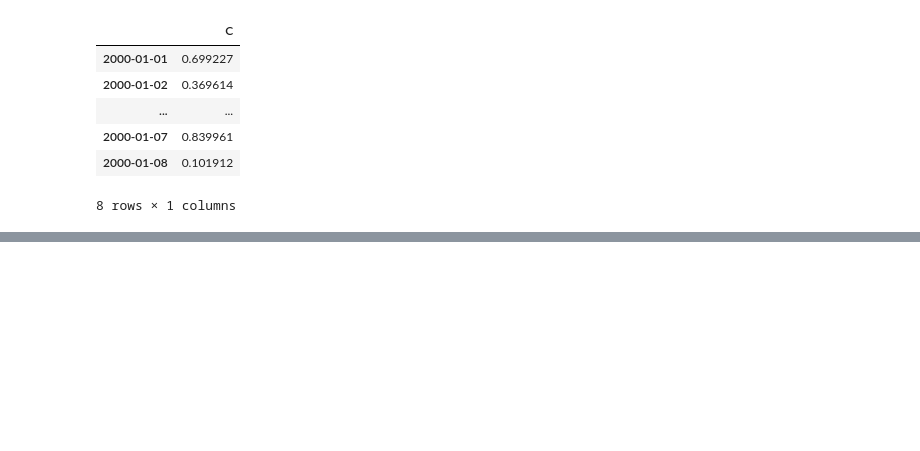
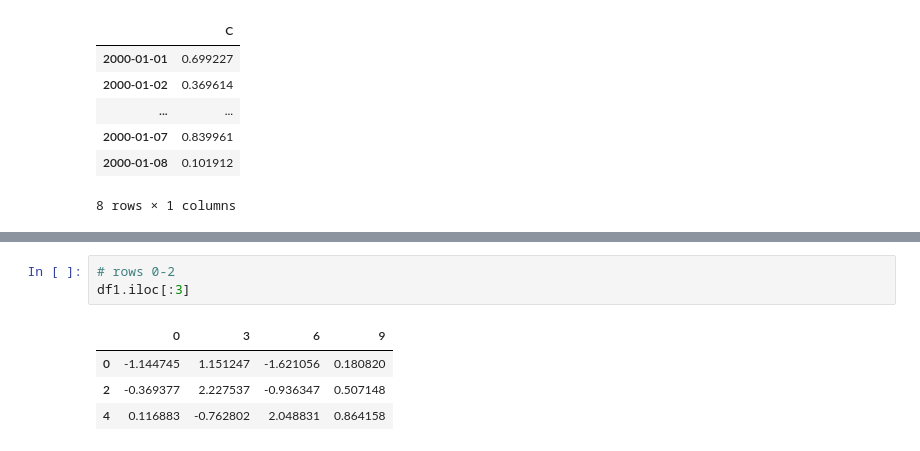
Before and after one commit to angelacpd/Scientific_Python, a Jupyter notebook: Lecture_6.ipynb, the cells around one changed output, grey strips where cells are left out. Saved outputs shown, nothing was run; the diff lists cells and outputs as text; blank space fills up the shorter version.

```diff
--- a/Lecture_6.ipynb
+++ b/Lecture_6.ipynb
@@ -697,0 +729,8 @@ df.loc[:, df.loc['2000-01-01'] > 0.6]
+# %%
+# rows 0-2
+df1.iloc[:3]
+# %% [output]
+|  | 0 | 3 | 6 | 9 |
+| 0 | -1.144745 | 1.151247 | -1.621056 | 0.180820 |
+| 2 | -0.369377 | 2.227537 | -0.936347 | 0.507148 |
+| 4 | 0.116883 | -0.762802 | 2.048831 | 0.864158 |
```
Also changed, not shown: parts of 10 cells of this notebook.
